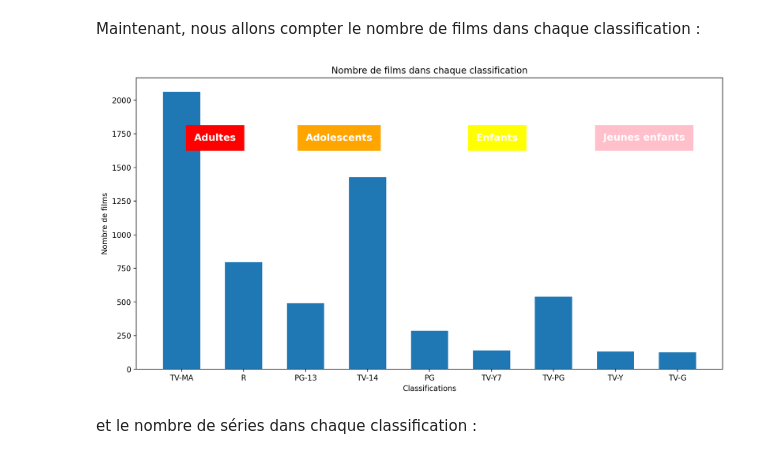
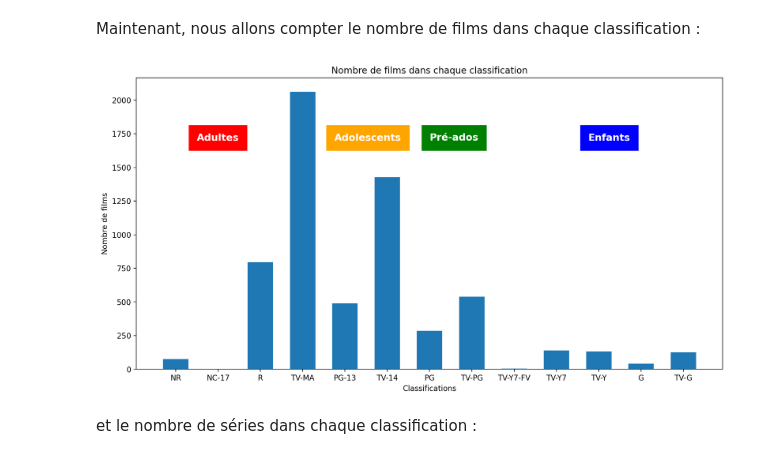
Before and after one commit to hediturki123/netflix-dataset-analysis, a Jupyter notebook: src/projet.ipynb, the cells around one changed output. Saved outputs shown, nothing was run; the diff lists cells and outputs as text; code cells hidden in the pictures.

```diff
--- a/src/projet.ipynb
+++ b/src/projet.ipynb
@@ -8,7 +8,7 @@ Lecture du dataset
 netflix_df = pd.read_csv("../data/netflix_titles.csv", delimiter=",",
                          names=["show_id", "type", "title", "director", "cast", "country", "date_added", "release_year",
                                 "rating", "duration"
-                             , "listed_in", "description"])
+                             , "listed_in", "description"], header=1)
 # %% [markdown]
 Nettoyage des données : supprimer les NaN
 # %%
@@ -154,24 +161,24 @@ En observant toutes les classifications présentes dans nos données, nous pouvo
 # %% [markdown]
 Maintenant, nous allons compter le nombre de films dans chaque classification :
 # %%
-categories = ["Adultes", "Adolescents", "Enfants", "Jeunes enfants"]
+categories = ["Adultes", "Adolescents", "Pré-ados", "Enfants"]
 
-ratings_m = ["TV-MA", "R", "PG-13", "TV-14", "PG", "TV-Y7", "TV-PG", "TV-Y", "TV-G"]
+ratings_m = ["NR", "NC-17", "R", "TV-MA", "PG-13", "TV-14", "PG", "TV-PG", "TV-Y7-FV", "TV-Y7", "TV-Y", "G", "TV-G"]
 
 movie_rating = netflix_movies["rating"].value_counts()[ratings_m]
 
 fig, ax = plt.subplots(1, 1, figsize=(14, 7), dpi=200)
 ax.bar(movie_rating.index, movie_rating, width=0.6)
 ax.set_title("Nombre de films dans chaque classification")
 plt.xlabel("Classifications")
 plt.ylabel("Nombre de films")
-ax.annotate("Adultes", xy=(0.2, 1700), color="w", fontsize=13, fontweight="bold", bbox=dict(boxstyle="square", pad=0.8, color="red"))
-ax.annotate("Adolescents", xy=(2, 1700), color="w", fontsize=13, fontweight="bold", bbox=dict(boxstyle="square", pad=0.8, color="orange"))
-ax.annotate("Enfants", xy=(4.75, 1700), color="w", fontsize=13, fontweight="bold", bbox=dict(boxstyle="square", pad=0.8, color="yellow"))
-ax.annotate("Jeunes enfants", xy=(6.8, 1700), color="w", fontsize=13, fontweight="bold", bbox=dict(boxstyle="square", pad=0.8, color="pink"))
+ax.annotate("Adultes", xy=(0.5, 1700), color="w", fontsize=13, fontweight="bold", bbox=dict(boxstyle="square", pad=0.8, color="red"))
+ax.annotate("Adolescents", xy=(3.75, 1700), color="w", fontsize=13, fontweight="bold", bbox=dict(boxstyle="square", pad=0.8, color="orange"))
+ax.annotate("Pré-ados", xy=(6, 1700), color="w", fontsize=13, fontweight="bold", bbox=dict(boxstyle="square", pad=0.8, color="green"))
+ax.annotate("Enfants", xy=(9.75, 1700), color="w", fontsize=13, fontweight="bold", bbox=dict(boxstyle="square", pad=0.8, color="blue"))
 plt.show()
 # %% [output]
-[figure, old version]
+[figure, new version]
 # %% [markdown]
 et le nombre de séries dans chaque classification :
 # %%
```
Also changed, not shown: parts of 22 cells of this notebook, 2 other files.
